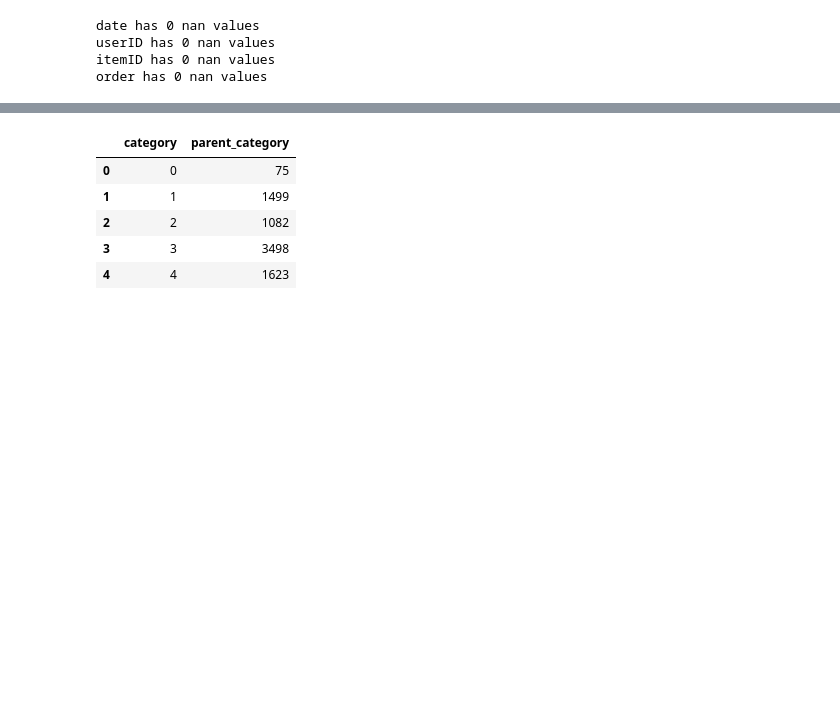
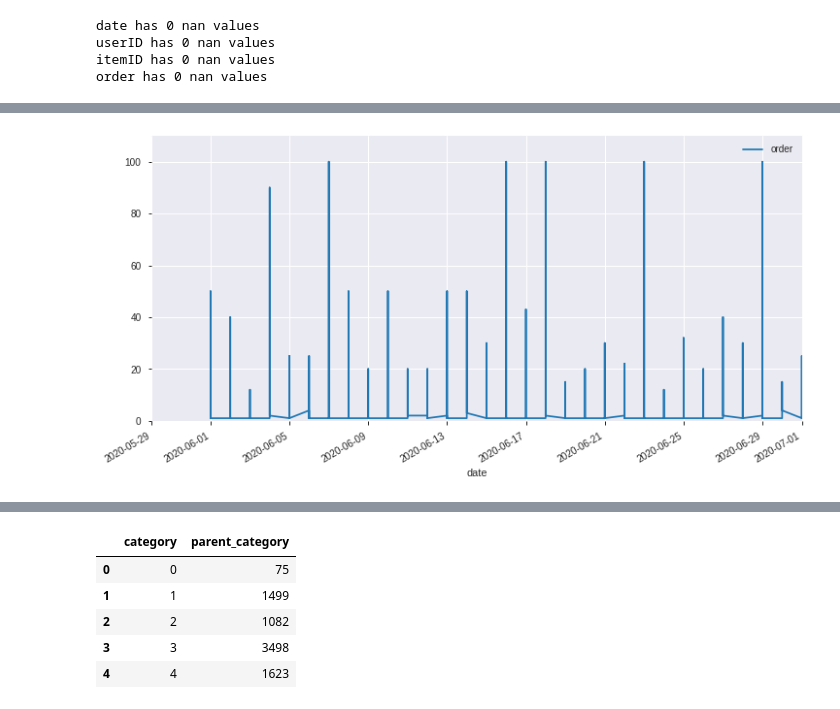
Before and after one commit to PetSchwind/DMC2022, a Jupyter notebook: notebooks/preprocessing.ipynb, the cells around one changed output, grey strips where cells are left out. Cells and saved outputs as stored; diff of their text form; code cells hidden in the pictures; blank space fills up the shorter version.

```diff
--- a/notebooks/preprocessing.ipynb
+++ b/notebooks/preprocessing.ipynb
@@ -154,0 +252,11 @@ plt.show()"""
+# %%
+ax = orders_df.plot(x='date', y='order', figsize=(12,6))
+plt.xlim('2020-05-29', '2020-07')
+plt.ylim(0,110)
+plt.show()
+# most of the orders (day-nr., day-name, value):
+# (1, M, 55), (4,Thur, 95), (7, Sa, 101), (16, Tue, 101), (18, thur, 101), (23, Tue, 101), (29, M, 101)
+# in germany, june-2020 holidays are in 1-06 New Year's Day
+#06-06 three King's Day in baden-Wür, bavaria and saxony anhalt -> nothing obvious, contine with the next month
+# %% [output]
+[figure, added]
```
Also changed, not shown: parts of 17 cells of this notebook.
